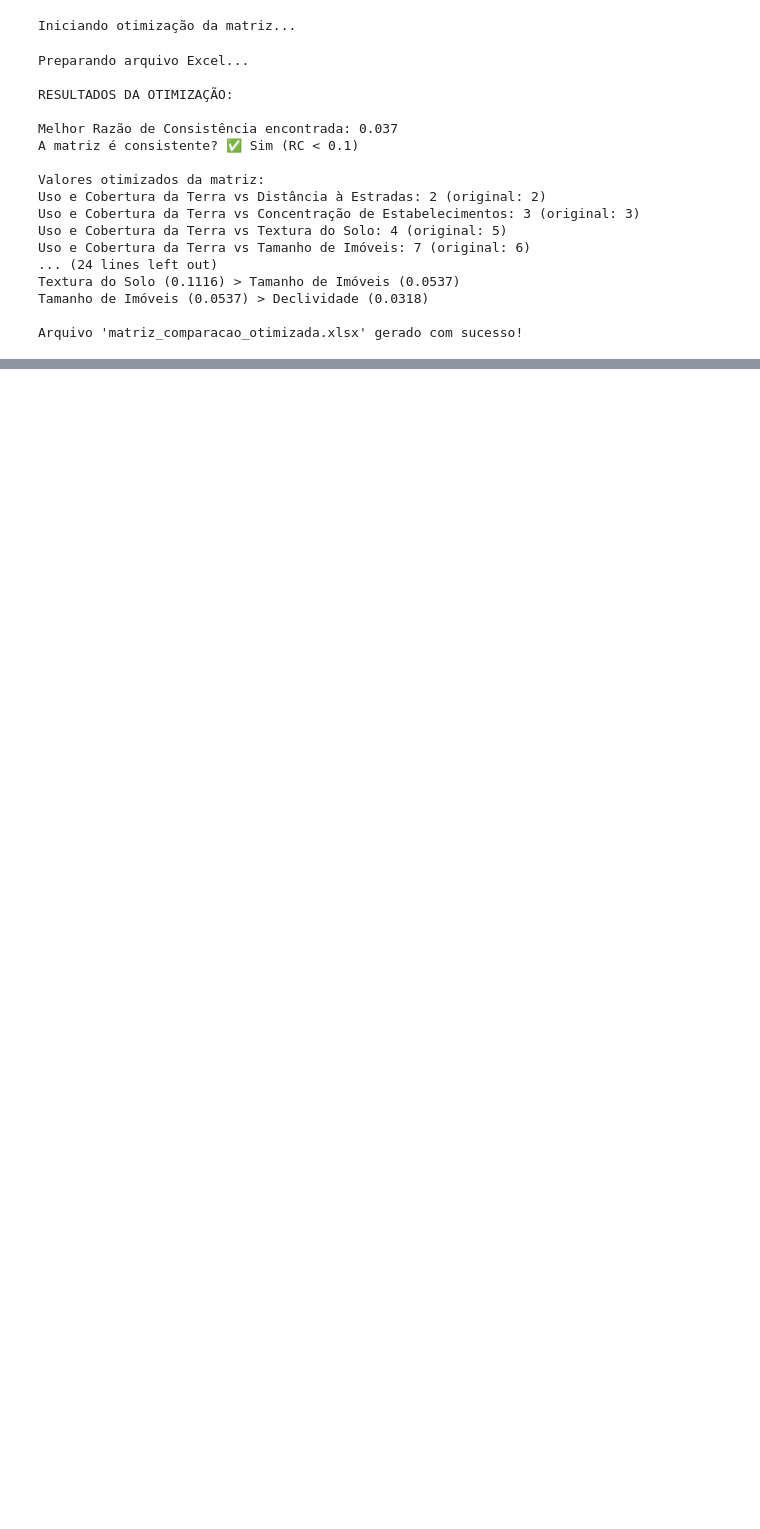
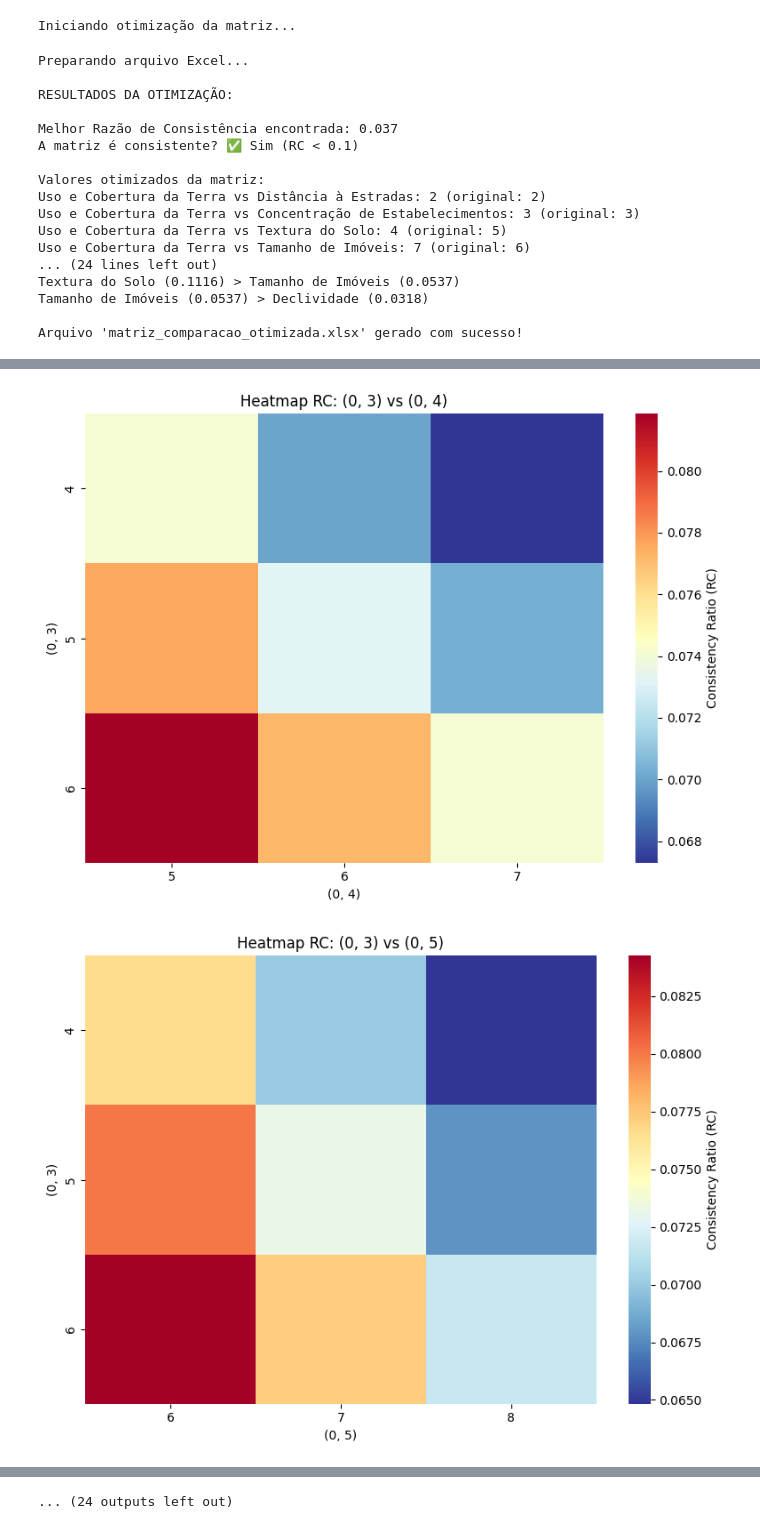
Before and after one commit to ctotti/INPE_Disciplinas, a Jupyter notebook: Masters_Thesis/AHP/Matriz_Comparacao_Pareada.ipynb, the cells around one changed output, grey strips where cells are left out. Drawn from its saved outputs; the diff is of its cells as text; code cells hidden in the pictures; blank space fills up the shorter version.

```diff
--- a/Masters_Thesis/AHP/Matriz_Comparacao_Pareada.ipynb
+++ b/Masters_Thesis/AHP/Matriz_Comparacao_Pareada.ipynb
@@ -237,0 +277,41 @@ Arquivo 'matriz_comparacao_otimizada.xlsx' gerado com sucesso!
+# %%
+import matplotlib.pyplot as plt
+import seaborn as sns
+
+df_heatmap = pd.DataFrame(RC_list)
+
+# Pega todas as combinações de dois pares de comparação para análise cruzada
+variaveis_keys = list(elementos_variaveis.keys())
+
+# Gerar heatmap para cada combinação possível entre pares
+for i in range(len(variaveis_keys)):
+    for j in range(i + 1, len(variaveis_keys)):
+        row_key = str(variaveis_keys[i])
+        col_key = str(variaveis_keys[j])
+
+        # Garante que as colunas estão no DataFrame
+        if row_key not in df_heatmap.columns or col_key not in df_heatmap.columns:
+            continue
+
+        pivot_data = df_heatmap.pivot_table(
+            index=row_key,
+            columns=col_key,
+            values="RC"
+        )
+
+        plt.figure(figsize=(8, 6))
+        sns.heatmap(
+            pivot_data,
+            annot=False,  # use True para ver os valores numéricos
+            fmt=".3f",
+            cmap="RdYlBu_r",
+            cbar_kws={'label': 'Consistency Ratio (RC)'}
+        )
+        plt.title(f"Heatmap RC: {row_key} vs {col_key}")
+        plt.xlabel(col_key)
+        plt.ylabel(row_key)
+        plt.tight_layout()
+        plt.show()
+# %% [output]
+[figure, added]
+[figure, added]
@@ -237,0 +328 @@ Arquivo 'matriz_comparacao_otimizada.xlsx' gerado com sucesso!
+... (24 outputs left out)
```
Also changed, not shown: parts of 5 cells of this notebook.
